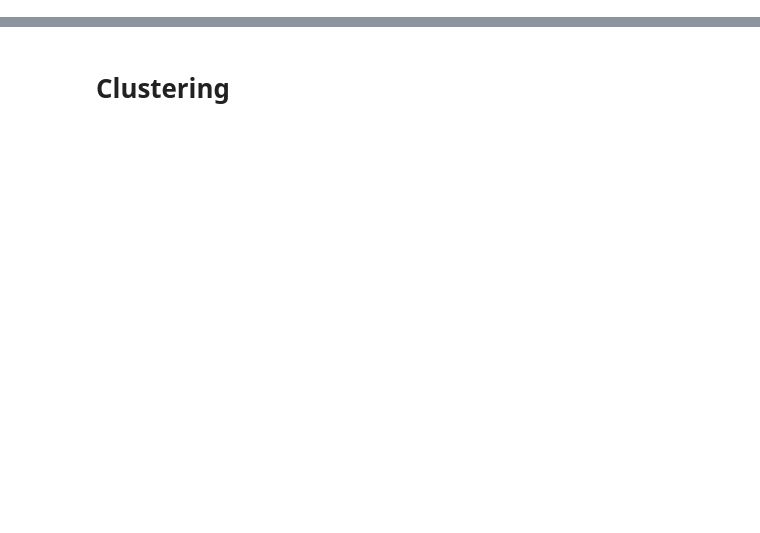
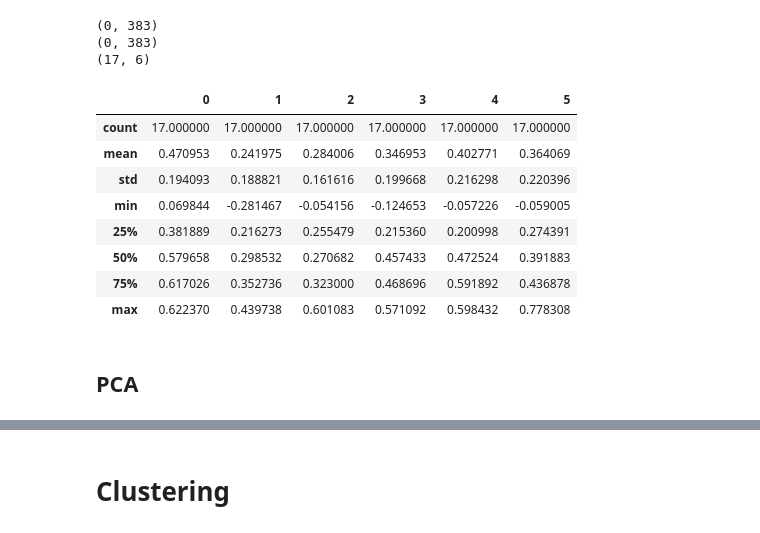
Before and after one commit to mhagglun/code2vec, a Jupyter notebook: visualize.ipynb, the cells around one changed output, grey strips where cells are left out. Drawn from its saved outputs; the diff is of its cells as text; code cells hidden in the pictures; blank space fills up the shorter version.

```diff
--- a/visualize.ipynb
+++ b/visualize.ipynb
@@ -61,0 +133,25 @@ print(t2v.similarity('downloadURL', 'get|download|url'))
+# %%
+# Try to identify any similarities in code vectors
+word1 = 'process'
+word2 = 'postprocess'
+# Calculate cosine similarity between code vectors that represent different methods
+cosine_similarities = metrics.pairwise.cosine_similarity(df_subset[df_subset['label'] == word1].iloc[:, 0:embedding_shape-1], df_subset[df_subset['label'] == word2].iloc[:, 0:embedding_shape-1])
+print(df_subset[df_subset['label'] == 2].iloc[:, 0:embedding_shape-1].shape)
+print(df_subset[df_subset['label'] == 4].iloc[:, 0:embedding_shape-1].shape)
+print(cosine_similarities.shape)
+pd.DataFrame(cosine_similarities).describe()
+# %% [output]
+(0, 383)
+(0, 383)
+(17, 6)
+|  | 0 | 1 | 2 | 3 | 4 | 5 |
+| count | 17.000000 | 17.000000 | 17.000000 | 17.000000 | 17.000000 | 17.000000 |
+| mean | 0.470953 | 0.241975 | 0.284006 | 0.346953 | 0.402771 | 0.364069 |
+| std | 0.194093 | 0.188821 | 0.161616 | 0.199668 | 0.216298 | 0.220396 |
+| min | 0.069844 | -0.281467 | -0.054156 | -0.124653 | -0.057226 | -0.059005 |
+| 25% | 0.381889 | 0.216273 | 0.255479 | 0.215360 | 0.200998 | 0.274391 |
+| 50% | 0.579658 | 0.298532 | 0.270682 | 0.457433 | 0.472524 | 0.391883 |
+| 75% | 0.617026 | 0.352736 | 0.323000 | 0.468696 | 0.591892 | 0.436878 |
+| max | 0.622370 | 0.439738 | 0.601083 | 0.571092 | 0.598432 | 0.778308 |
+# %% [markdown]
+## PCA
```
Also changed, not shown: parts of 21 cells of this notebook.
